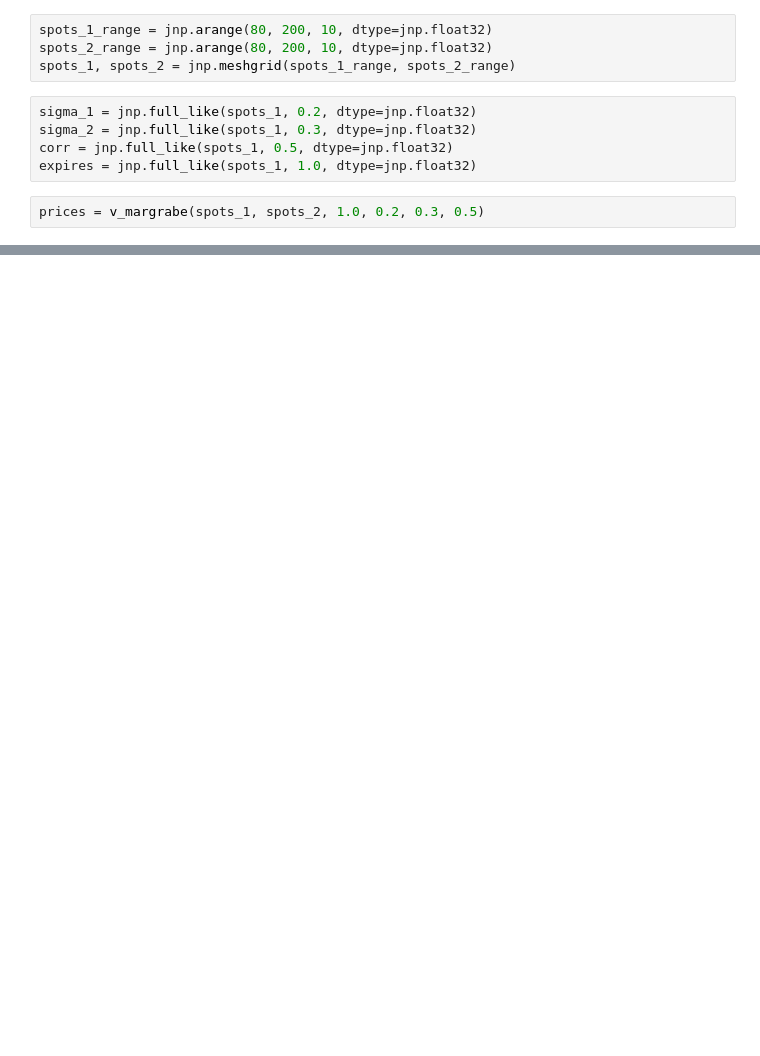
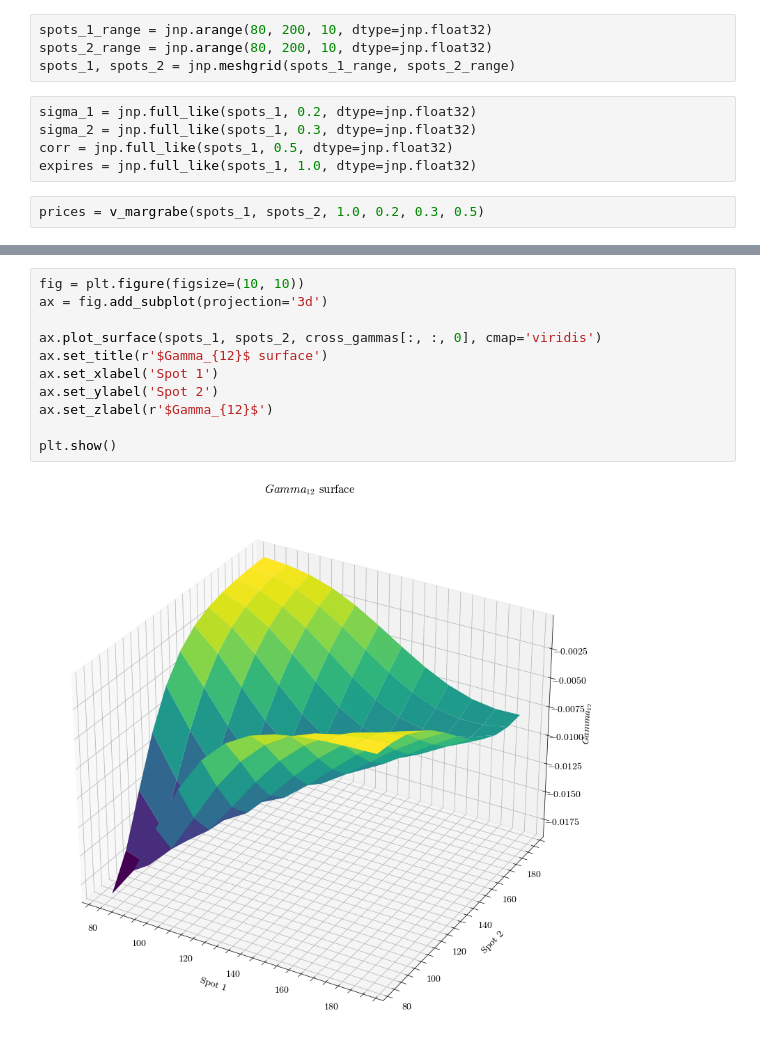
Before and after one commit to paolodelia99/delta-hedging, a Jupyter notebook: black-scholes-hedging/spread-option/spread_opt.ipynb, the cells around one changed output, grey strips where cells are left out. Cells and saved outputs as stored; diff of their text form; blank space fills up the shorter version.

```diff
--- a/black-scholes-hedging/spread-option/spread_opt.ipynb
+++ b/black-scholes-hedging/spread-option/spread_opt.ipynb
@@ -34,0 +64,13 @@ plt.show()
+# %%
+fig = plt.figure(figsize=(10, 10))
+ax = fig.add_subplot(projection='3d')
+
+ax.plot_surface(spots_1, spots_2, cross_gammas[:, :, 0], cmap='viridis')
+ax.set_title(r'$Gamma_{12}$ surface')
+ax.set_xlabel('Spot 1')
+ax.set_ylabel('Spot 2')
+ax.set_zlabel(r'$Gamma_{12}$')
+
+plt.show()
+# %% [output]
+[figure, added]
```
Also changed, not shown: parts of 5 cells of this notebook, 2 other files.
